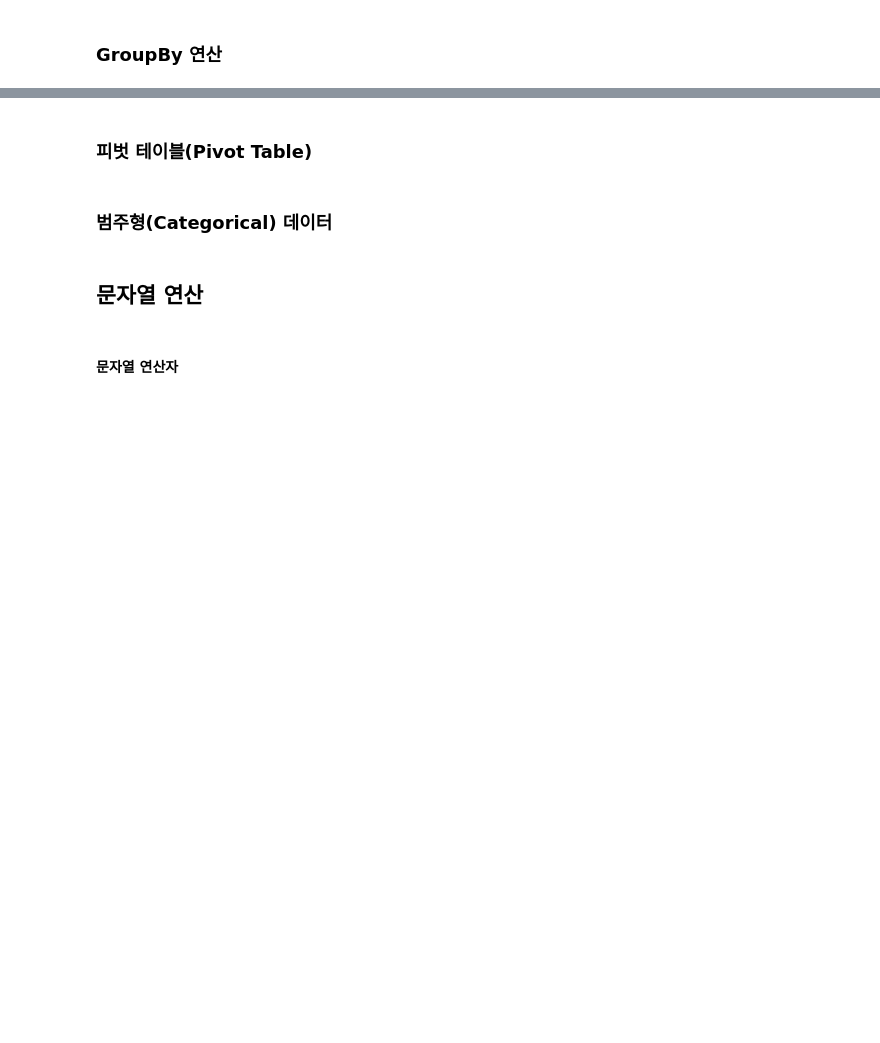
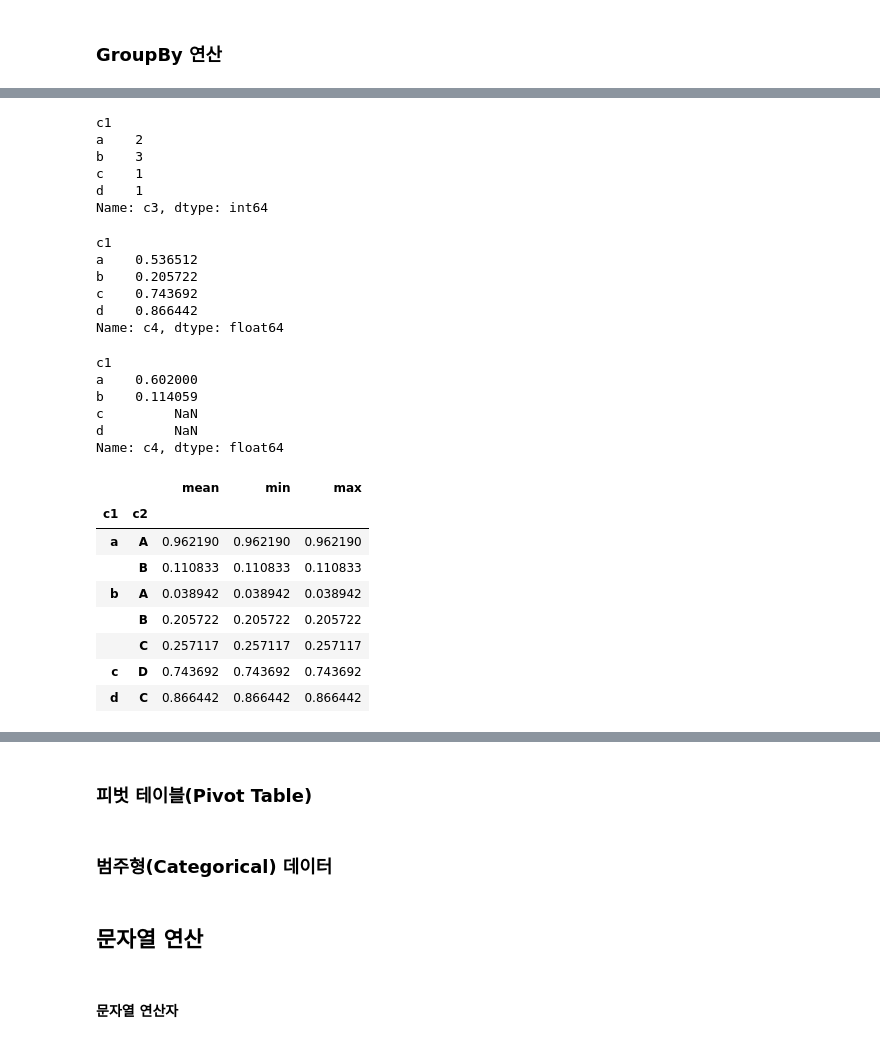
Before and after one commit to wjlee611/studyPython_Library, a Jupyter notebook: Pandas/_Pandas_한번에_제대로_배우기.ipynb, the cells around one changed output, grey strips where cells are left out. Drawn from its saved outputs; the diff is of its cells as text; code cells hidden in the pictures; blank space fills up the shorter version.

```diff
--- a/Pandas/_Pandas_한번에_제대로_배우기.ipynb
+++ b/Pandas/_Pandas_한번에_제대로_배우기.ipynb
@@ -1913,0 +2618,39 @@ dtype: object
+# %%
+df.groupby('c1')['c3'].count()
+# %% [output]
+c1
+a    2
+b    3
+c    1
+d    1
+Name: c3, dtype: int64
+# %%
+df.groupby('c1')['c4'].median()
+# %% [output]
+c1
+a    0.536512
+b    0.205722
+c    0.743692
+d    0.866442
+Name: c4, dtype: float64
+# %%
+df.groupby('c1')['c4'].std()
+# %% [output]
+c1
+a    0.602000
+b    0.114059
+c         NaN
+d         NaN
+Name: c4, dtype: float64
+# %%
+df.groupby(['c1', 'c2'])['c4'].agg(['mean', 'min', 'max'])
+# %% [output]
+|  |  | mean | min | max |
+| c1 | c2 |  |  |  |
+| a | A | 0.962190 | 0.962190 | 0.962190 |
+|  | B | 0.110833 | 0.110833 | 0.110833 |
+| b | A | 0.038942 | 0.038942 | 0.038942 |
+|  | B | 0.205722 | 0.205722 | 0.205722 |
+|  | C | 0.257117 | 0.257117 | 0.257117 |
+| c | D | 0.743692 | 0.743692 | 0.743692 |
+| d | C | 0.866442 | 0.866442 | 0.866442 |
```
Also changed, not shown: parts of 155 cells of this notebook.
